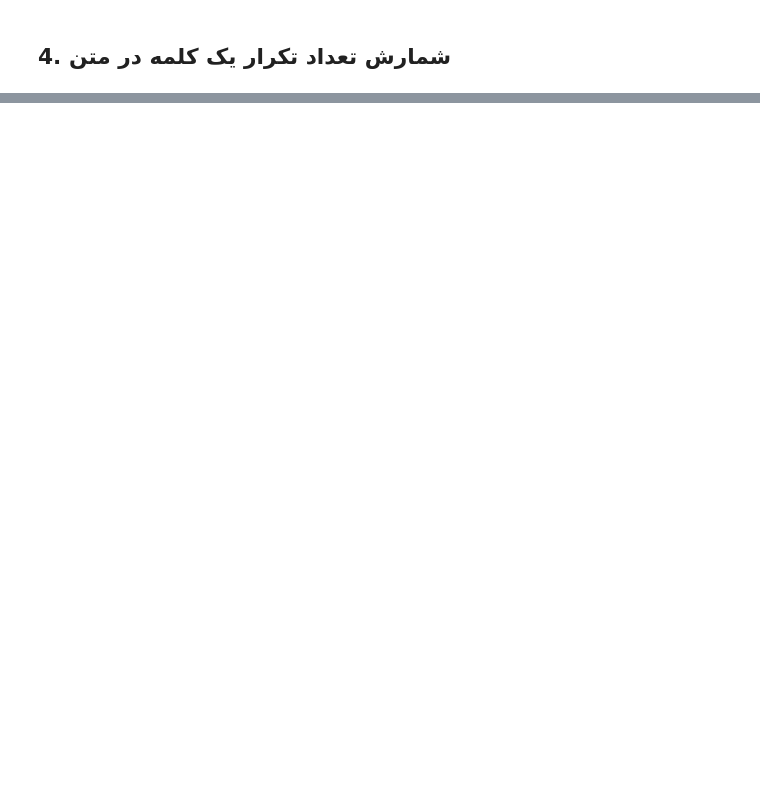
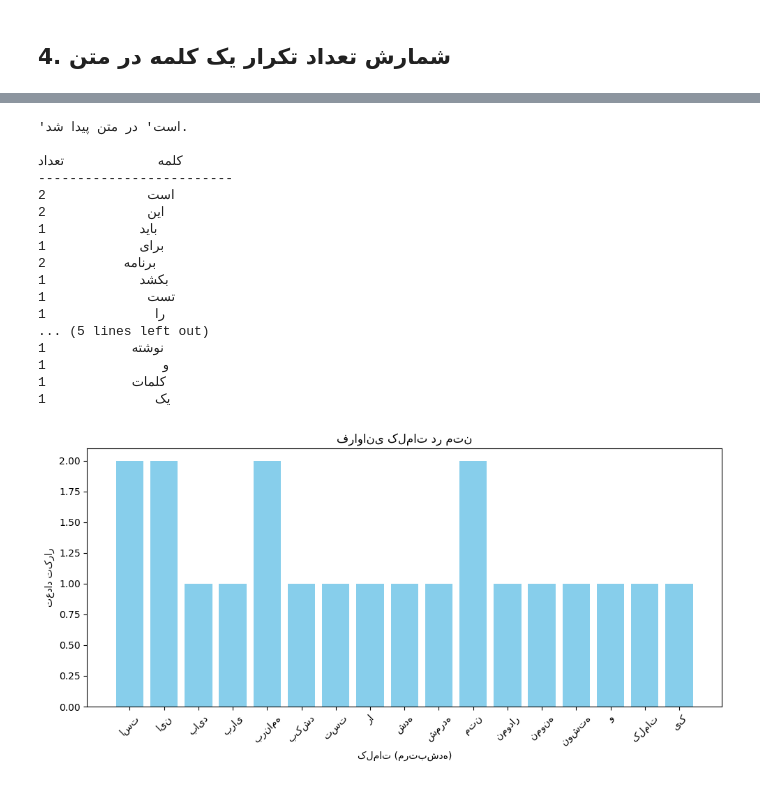
Before and after one commit to mahdieslaminet/AI_Course, a Jupyter notebook: جلسه۴_جستجو_در_Word.ipynb, the cells around one changed output, grey strips where cells are left out. Drawn from its saved outputs; the diff is of its cells as text; code cells hidden in the pictures; blank space fills up the shorter version.

```diff
--- a/جلسه۴_جستجو_در_Word.ipynb
+++ b/جلسه۴_جستجو_در_Word.ipynb
@@ -55,0 +109,61 @@ print(f"تعداد تکرار '{search_word}':", word_count)
+# %%
+import matplotlib.pyplot as plt
+from collections import Counter
+import re
+
+# متن نمونه
+text = """این یک متن نمونه است. این متن برای تست برنامه نوشته شده است. برنامه باید کلمات را شمرده و نمودار بکشد."""
+
+# کلمه مورد جستجو
+search_word = "است"
+
+# پاک‌سازی متن از نشانه‌گذاری و تبدیل به لیست کلمات
+words = re.findall(r'\w+', text)
+words = [word.lower() for word in words]  # تبدیل به حروف کوچک برای شمارش دقیق‌تر
+
+# شمارش فراوانی کلمات
+word_counts = Counter(words)
+
+# بررسی وجود کلمه مورد نظر
+if search_word in word_counts:
+    print(f"'{search_word}' در متن پیدا شد.")
+else:
+    print(f"'{search_word}' در متن وجود ندارد.")
+
+# مرتب‌سازی کلمات بر اساس الفبا
+sorted_words = sorted(word_counts.items())
+
+# چاپ جدول مرتب‌شده
+print("\nکلمه\t\tتعداد")
+print("-" * 25)
+for word, count in sorted_words:
+    print(f"{word}\t\t{count}")
+
+# رسم نمودار
+plt.figure(figsize=(10, 5))
+plt.bar([word for word, count in sorted_words], [count for word, count in sorted_words], color='skyblue')
+plt.xlabel('کلمات (مرتب‌شده)')
+plt.ylabel('تعداد تکرار')
+plt.title('فراوانی کلمات در متن')
+plt.xticks(rotation=45)
+plt.tight_layout()
+plt.show()
+# %% [output]
+'است' در متن پیدا شد.
+
+کلمه            تعداد
+-------------------------
+است             2
+این             2
+باید            1
+برای            1
+برنامه          2
+بکشد            1
+تست             1
+را              1
+... (5 lines left out)
+نوشته           1
+و               1
+کلمات           1
+یک              1
+[figure, added]
```
Also changed, not shown: parts of 4 cells of this notebook.
